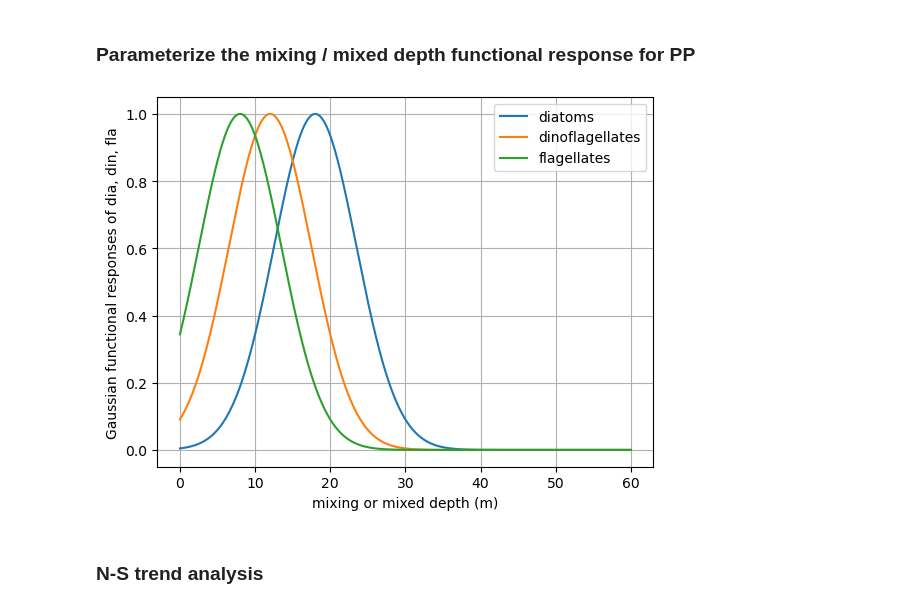
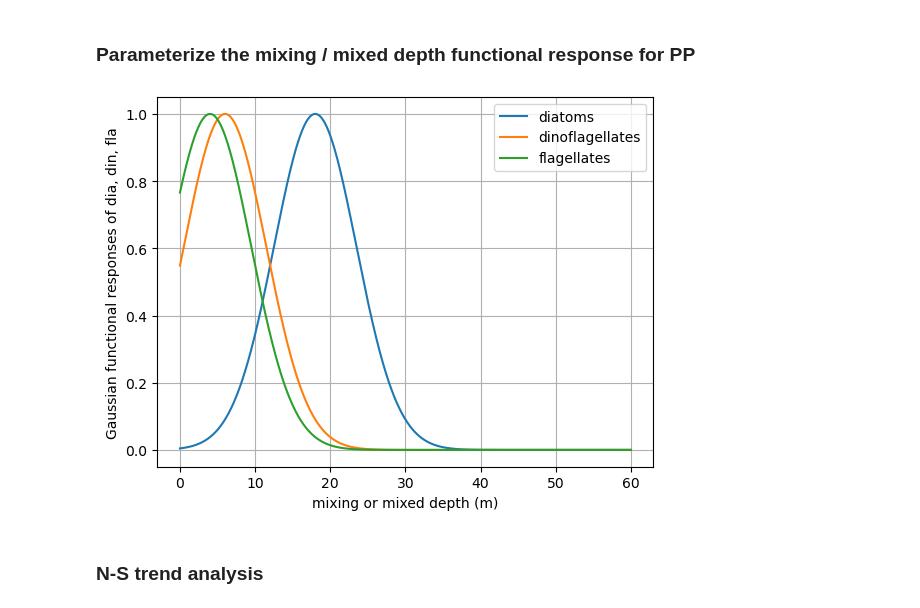
Before and after one commit to goldford/NEMO-Salish-Sea-1500, a Jupyter notebook: code/Analysis - PP Indices of prod v1.ipynb, the cells around one changed output. Cells and saved outputs as stored; diff of their text form; code cells hidden in the pictures.

```diff
--- a/code/Analysis - PP Indices of prod v1.ipynb
+++ b/code/Analysis - PP Indices of prod v1.ipynb
@@ -232,38 +265,38 @@ for v in v_f:
 # these are guesses based on the climatology of mixed layer (or mixing layer) from previous notebook
 # opt = mean for gaussian function
 dia_M_opt = 18
-din_M_opt = 12
-fla_M_opt = 8
+din_M_opt = 6
+fla_M_opt = 4
 
 # var = variance for tuning gaussian
 dia_M_var = 30
 din_M_var = 30
 fla_M_var = 30
 
 
 # visual for tuning (function used is in next cell below)
 x = np.linspace(0, 60,1200)
 
 # apply gaussian function
 dia_y = np.exp(-0.5 * ((x - dia_M_opt) ** 2) / dia_M_var) / np.sqrt(2 * np.pi * dia_M_var)
 din_y = np.exp(-0.5 * ((x - din_M_opt) ** 2) / din_M_var) / np.sqrt(2 * np.pi * din_M_var)
 fla_y = np.exp(-0.5 * ((x - fla_M_opt) ** 2) / fla_M_var) / np.sqrt(2 * np.pi * fla_M_var)
 
 # rescale to 1.0
 dia_y /= np.max(dia_y)
 din_y /= np.max(din_y)
 fla_y /= np.max(fla_y)
 
 plt.plot(x, dia_y, label="diatoms")
 plt.plot(x, din_y, label="dinoflagellates")
 plt.plot(x, fla_y, label="flagellates")
 plt.xlabel('mixing or mixed depth (m)')
 plt.ylabel('Gaussian functional responses of dia, din, fla')
 plt.grid(True)
 plt.legend()
 plt.show()
 # %% [output]
-[figure, old version]
+[figure, new version]
 # %%
 def gaussian_fnc(ds_MI, M_opt, M_var, mix_var):
     MI = math.exp(1) ** (-0.5 * ((ds_MI - M_opt) ** 2) / M_var) / math.sqrt(2 * math.pi * M_var)
```
Also changed, not shown: parts of 14 cells of this notebook, 14 other files.
